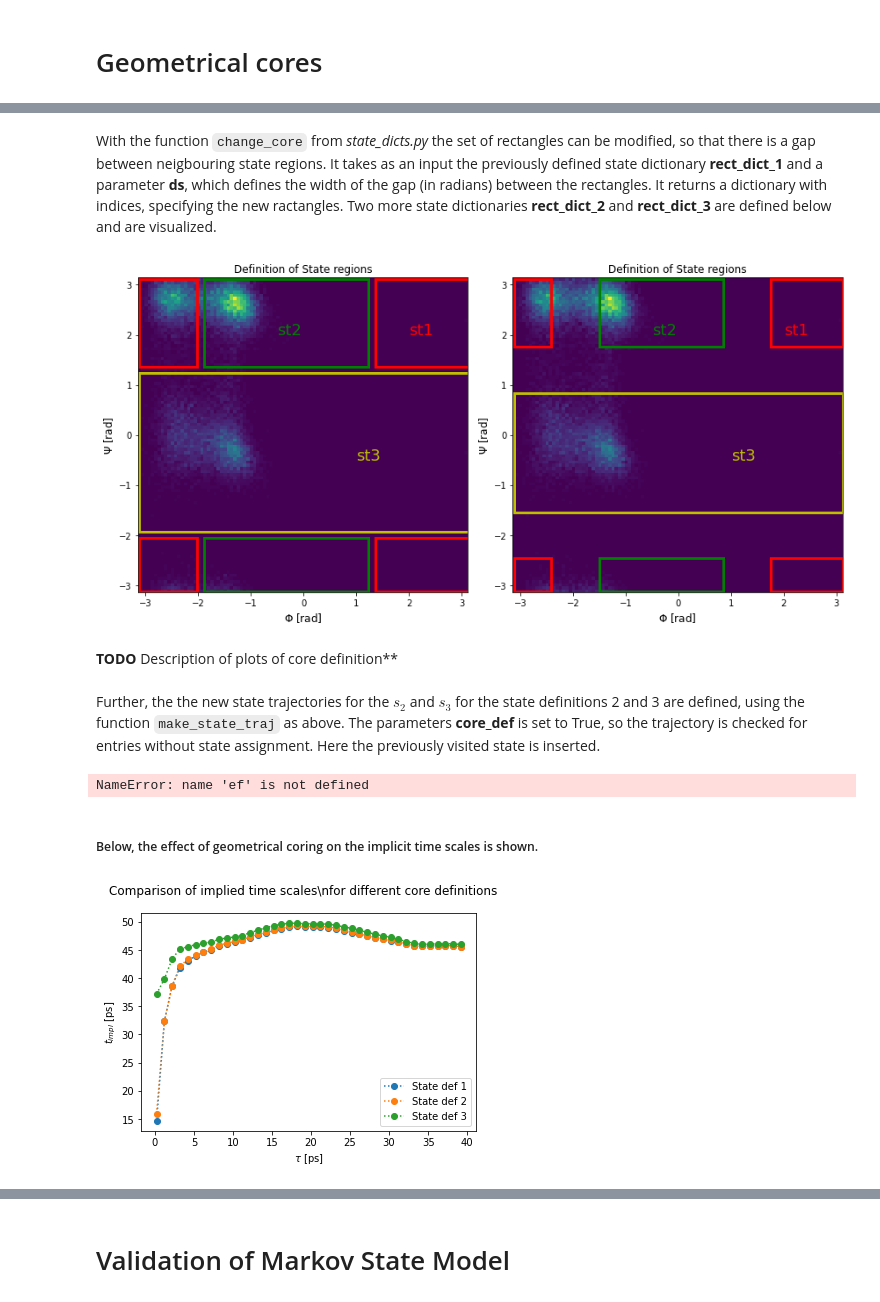
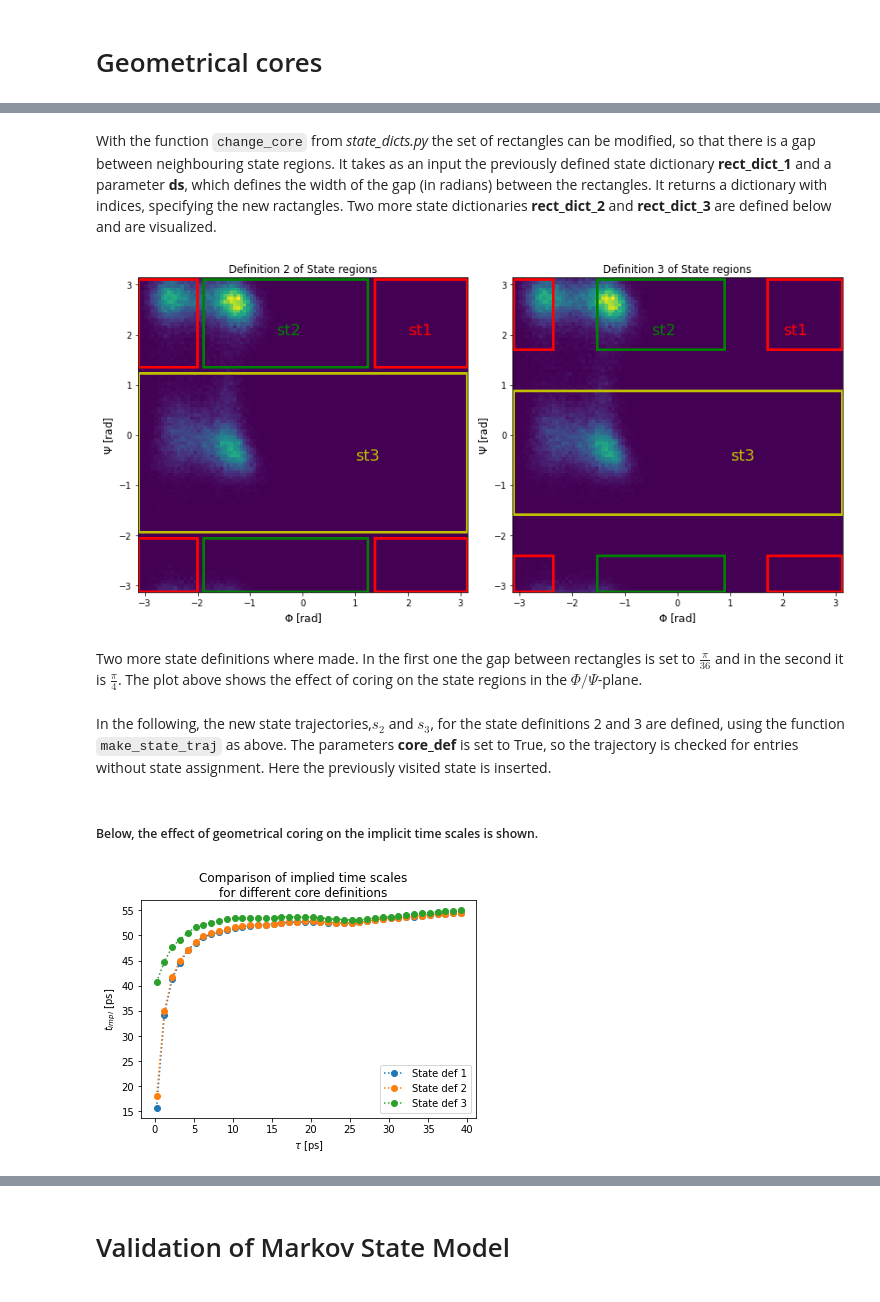
Before and after one commit to HannesC94/Final_Project_BioSim, a Jupyter notebook: Construction and Validation of Markov State Model .ipynb, the cells around one changed output, grey strips where cells are left out. Drawn from its saved outputs; the diff is of its cells as text; code cells hidden in the pictures.

```diff
--- a/Construction and Validation of Markov State Model .ipynb
+++ b/Construction and Validation of Markov State Model .ipynb
@@ -202,8 +202,8 @@ Due to the geometry of petides and larger protein structures not all possible co
 # %% [markdown]
 Below, the two xvg files are read into a pandas dataframe and the values are extracted into a numpy array. Gromacs gives angles in degrees. The angle values (in the second column) are converted to radians.
 # %%
-path_phi = 'simulation_data/ad_angle_PHI.xvg'
-path_psi = 'simulation_data/ad_angle_PSI.xvg'
+path_phi = 'simulation_data_long/ad_angle_PHI_long.xvg'
+path_psi = 'simulation_data_long/ad_angle_PSI_long.xvg'
 # read in the files for psi and phi
 psi_raw = pd.read_csv(path_psi, header=None, skiprows=range(17), sep='\s+')
 phi_raw = pd.read_csv(path_phi, header=None, skiprows=range(17), sep='\s+')
@@ -461,38 +468,37 @@ Considering the implied time scales, calculated from the above state definition.
 # %% [markdown]
-With the function `change_core` from *state_dicts.py* the set of rectangles can be modified, so that there is a gap between neigbouring state regions. It takes as an input the previously defined state dictionary **rect_dict_1** and a parameter **ds**, which defines the width of the gap (in radians) between the rectangles. It returns a dictionary with indices, specifying the new ractangles.
+With the function `change_core` from *state_dicts.py* the set of rectangles can be modified, so that there is a gap between neighbouring state regions. It takes as an input the previously defined state dictionary **rect_dict_1** and a parameter **ds**, which defines the width of the gap (in radians) between the rectangles. It returns a dictionary with indices, specifying the new ractangles.
 Two more state dictionaries **rect_dict_2** and **rect_dict_3** are defined below and are visualized.
 # %%
 # call change_core to shrink the rectangles
 ds_2 = 5/360*2*np.pi  # 5degrees
 rect_dict_2_core = state_dicts.change_core(rect_dict_1, ds=ds_2)
 
 # call change_core to shrink the rectangles
-ds_3 = 50/360*2*np.pi  # 45degrees
+ds_3 = 45/360*2*np.pi  # 45degrees
 rect_dict_3_core = state_dicts.change_core(rect_dict_1, ds=ds_3)
 
 fig, [ax1, ax2] = plt.subplots(1,2, figsize=(12,6))
 
 ef.visualize_states(rect_dict_2_core, phi, psi,ax=ax1, color_list=['r', 'g', 'y'])
-
+ax1.set_title('Definition 2 of State regions')
 ef.visualize_states(rect_dict_3_core, phi, psi, ax=ax2, color_list=['r', 'g', 'y'])
+ax2.set_title('Definition 3 of State regions')
 
 plt.tight_layout()
 plt.show()
 # %% [output]
-[figure, old version]
+[figure, new version]
-# %% [markdown]
-**TODO** Description of plots of core definition**
+# %% [markdown]
+Two more state definitions where made. In the first one the gap between rectangles is set to $\frac{\pi}{36}$ and in the second it is $\frac{\pi}{4}$. The plot above shows the effect of coring on the state regions in the $\Phi/\Psi$-plane.
 # %% [markdown]
-Further, the the new state trajectories for the $s_2$ and $s_3$ for the state definitions 2 and 3 are defined, using the function `make_state_traj` as above. The parameters **core_def** is set to True, so the trajectory is checked for entries without state assignment. Here the previously visited state is inserted.
+In the following, the new state trajectories,$s_2$ and $s_3$, for the state definitions 2 and 3 are defined, using the function `make_state_traj` as above. The parameters **core_def** is set to True, so the trajectory is checked for entries without state assignment. Here the previously visited state is inserted.
 # %%
 s_2 = ef.make_state_traj(phi, psi, rect_dict_2_core, core_def=True)
 s_3 = ef.make_state_traj(phi, psi, rect_dict_3_core, core_def=True)
-# %% [output]
-NameError: name 'ef' is not defined
 # %% [markdown]
 ##### Below, the effect of geometrical coring on the implicit time scales is shown.
 # %%
 tau_range = np.arange(1, 200, 5)
 ef.compare_timp(tau_range, [s_1, s_2, s_3], ls=':', marker='o')
 # %% [output]
-[figure, old version]
+[figure, new version]
```
Also changed, not shown: parts of 24 cells of this notebook, 1 other file.
